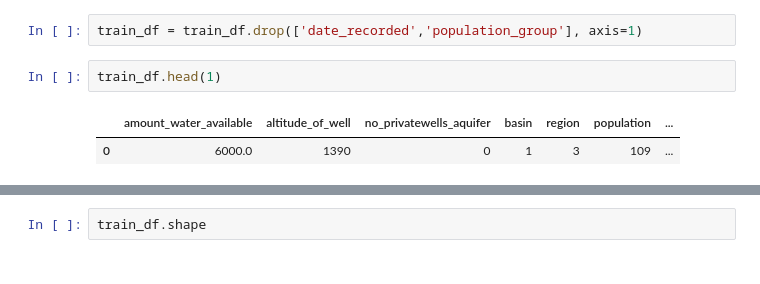
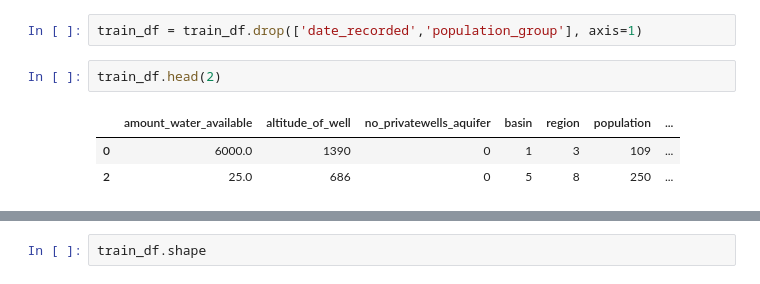
Before and after one commit to njonge-nathan/Capstone-Data-Mining-the-Water-Table.ipynb, a Jupyter notebook: Capstone_Data_Mining_the_Water_Table.ipynb, the cells around one changed output, grey strips where cells are left out. Drawn from its saved outputs; the diff is of its cells as text.

```diff
--- a/Capstone_Data_Mining_the_Water_Table.ipynb
+++ b/Capstone_Data_Mining_the_Water_Table.ipynb
@@ -1207,7 +1256,8 @@ train_df.head()
 # %%
 train_df = train_df.drop(['date_recorded','population_group'], axis=1)
 # %%
-train_df.head(1)
+train_df.head(2)
 # %% [output]
 |  | amount_water_available | altitude_of_well | no_privatewells_aquifer | basin | region | population | ... |
 | 0 | 6000.0 | 1390 | 0 | 1 | 3 | 109 | ... |
+| 2 | 25.0 | 686 | 0 | 5 | 8 | 250 | ... |
```
Also changed, not shown: parts of 137 cells of this notebook.
